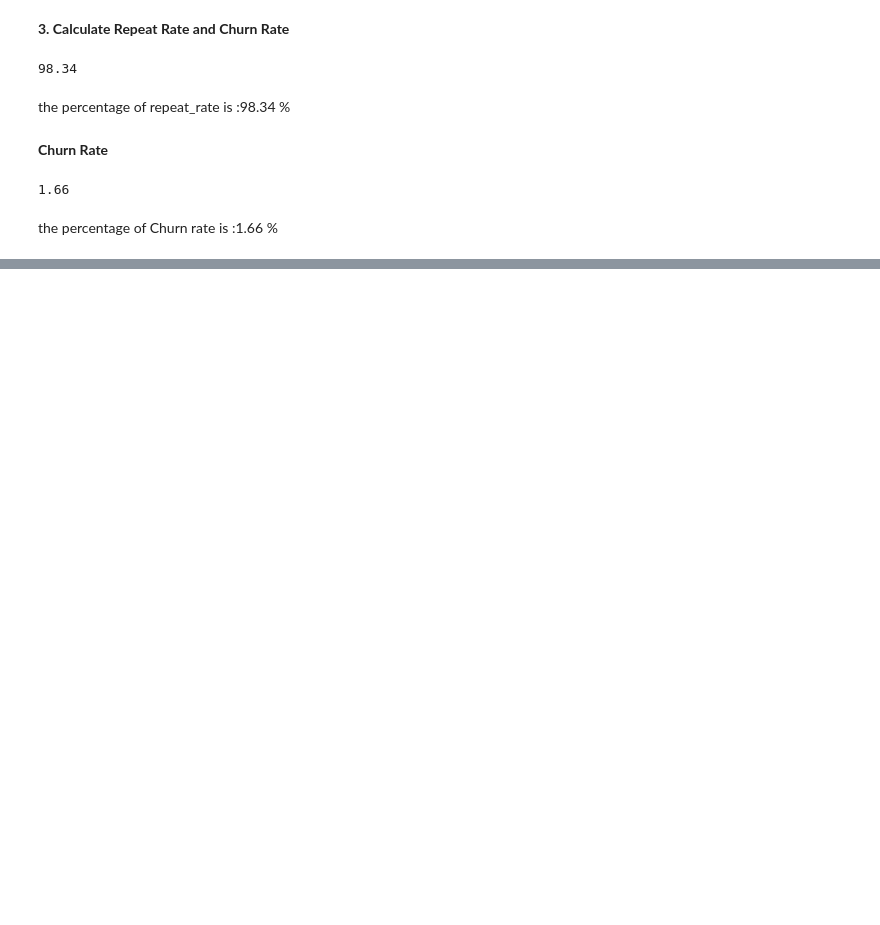
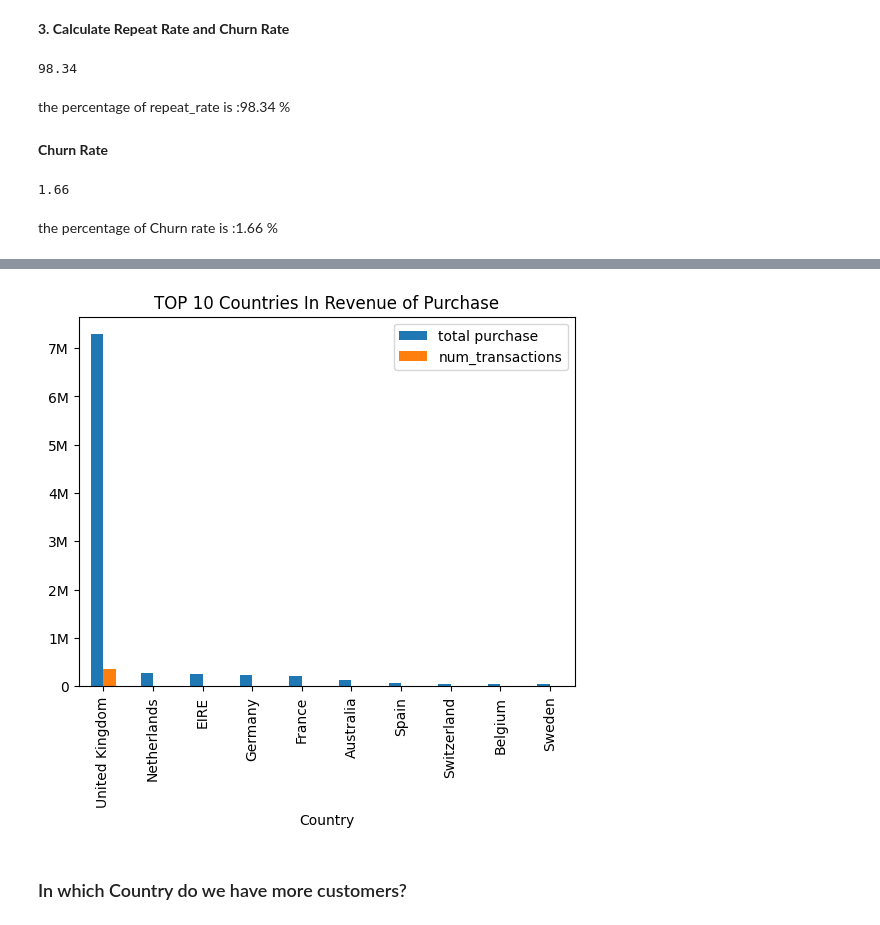
Before and after one commit to Rehman-Shaikh/Rahman-Analytics-Lab, a Jupyter notebook: project_01/project_01.ipynb, the cells around one changed output, grey strips where cells are left out. Saved outputs shown, nothing was run; the diff lists cells and outputs as text; code cells hidden in the pictures; blank space fills up the shorter version.

```diff
--- a/project_01/project_01.ipynb
+++ b/project_01/project_01.ipynb
@@ -140,0 +196,16 @@ the percentage of Churn rate is :1.66 %
+# %%
+from matplotlib.ticker import FuncFormatter
+data_group_v2.plot(kind = 'bar' , x = 'Country')
+def format_y_ticks(value, _):
+    if value >= 1e6:
+        return f'{int(value/1e6)}M'
+    else:
+        return int(value)
+
+plt.gca().yaxis.set_major_formatter(FuncFormatter(format_y_ticks))
+plt.title('TOP 10 Countries In Revenue of Purchase')
+plt.show()
+# %% [output]
+[figure, added]
+# %% [markdown]
+### In which Country do we have more customers?
```
Also changed, not shown: parts of 62 cells of this notebook, 1 other file.
